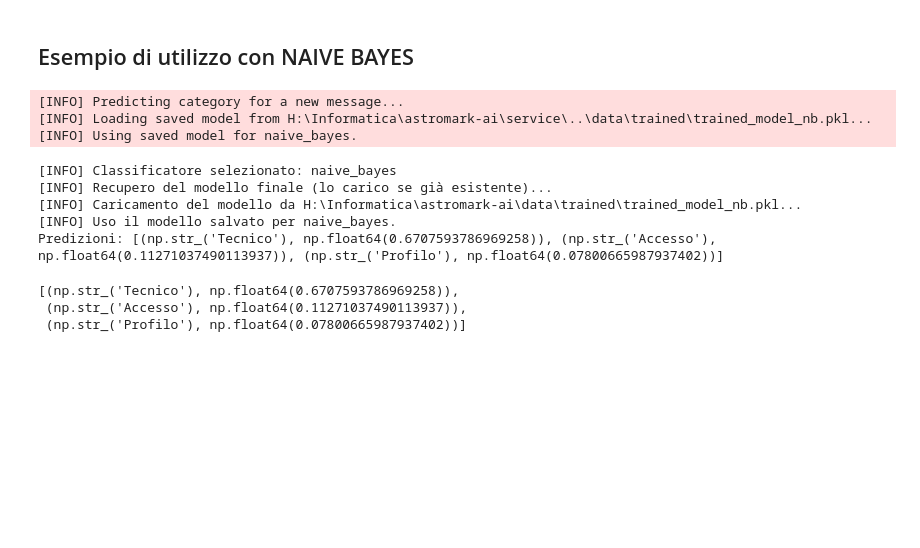
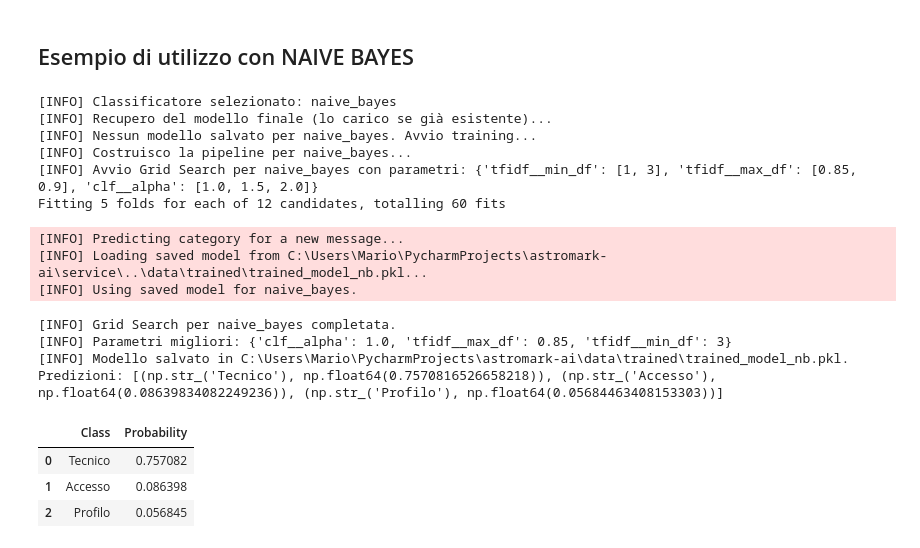
Before and after one commit to mariocosenza/astromark-ai, a Jupyter notebook: notebook/ticket_notebook.ipynb, the cells around one changed output. Drawn from its saved outputs; the diff is of its cells as text; code cells hidden in the pictures; blank space fills up the shorter version.

```diff
--- a/notebook/ticket_notebook.ipynb
+++ b/notebook/ticket_notebook.ipynb
@@ -332,16 +348,23 @@ Predizioni: [('Tecnico', np.float64(0.8865087359950377)), ('Accesso', np.float64
 # %%
 example_title = "Problema con la stampante"
 example_message = "La stampante non funziona correttamente."
-ticket_service(example_title, example_message, ClassifierType.NAIVE_BAYES)
+naive_bayes_predictions = ticket_service(example_title, example_message, ClassifierType.NAIVE_BAYES)
+pd.DataFrame(naive_bayes_predictions, columns=["Class", "Probability"])
 # %% [output]
-[INFO] Predicting category for a new message...
-[INFO] Loading saved model from H:\Informatica\astromark-ai\service\..\data\trained\trained_model_nb.pkl...
-[INFO] Using saved model for naive_bayes.
+[INFO] Classificatore selezionato: naive_bayes
+[INFO] Recupero del modello finale (lo carico se già esistente)...
+[INFO] Nessun modello salvato per naive_bayes. Avvio training...
+[INFO] Costruisco la pipeline per naive_bayes...
+[INFO] Avvio Grid Search per naive_bayes con parametri: {'tfidf__min_df': [1, 3], 'tfidf__max_df': [0.85, 0.9], 'clf__alpha': [1.0, 1.5, 2.0]}
+Fitting 5 folds for each of 12 candidates, totalling 60 fits
-[INFO] Classificatore selezionato: naive_bayes
-[INFO] Recupero del modello finale (lo carico se già esistente)...
-[INFO] Caricamento del modello da H:\Informatica\astromark-ai\data\trained\trained_model_nb.pkl...
-[INFO] Uso il modello salvato per naive_bayes.
-Predizioni: [(np.str_('Tecnico'), np.float64(0.6707593786969258)), (np.str_('Accesso'), np.float64(0.11271037490113937)), (np.str_('Profilo'), np.float64(0.07800665987937402))]
+[INFO] Predicting category for a new message...
+[INFO] Loading saved model from C:\Users\Mario\PycharmProjects\astromark-ai\service\..\data\trained\trained_model_nb.pkl...
+[INFO] Using saved model for naive_bayes.
-[(np.str_('Tecnico'), np.float64(0.6707593786969258)),
- (np.str_('Accesso'), np.float64(0.11271037490113937)),
- (np.str_('Profilo'), np.float64(0.07800665987937402))]
+[INFO] Grid Search per naive_bayes completata.
+[INFO] Parametri migliori: {'clf__alpha': 1.0, 'tfidf__max_df': 0.85, 'tfidf__min_df': 3}
+[INFO] Modello salvato in C:\Users\Mario\PycharmProjects\astromark-ai\data\trained\trained_model_nb.pkl.
+Predizioni: [(np.str_('Tecnico'), np.float64(0.7570816526658218)), (np.str_('Accesso'), np.float64(0.08639834082249236)), (np.str_('Profilo'), np.float64(0.05684463408153303))]
+|  | Class | Probability |
+| 0 | Tecnico | 0.757082 |
+| 1 | Accesso | 0.086398 |
+| 2 | Profilo | 0.056845 |
```
Also changed, not shown: parts of 6 cells of this notebook, 2 other files.
